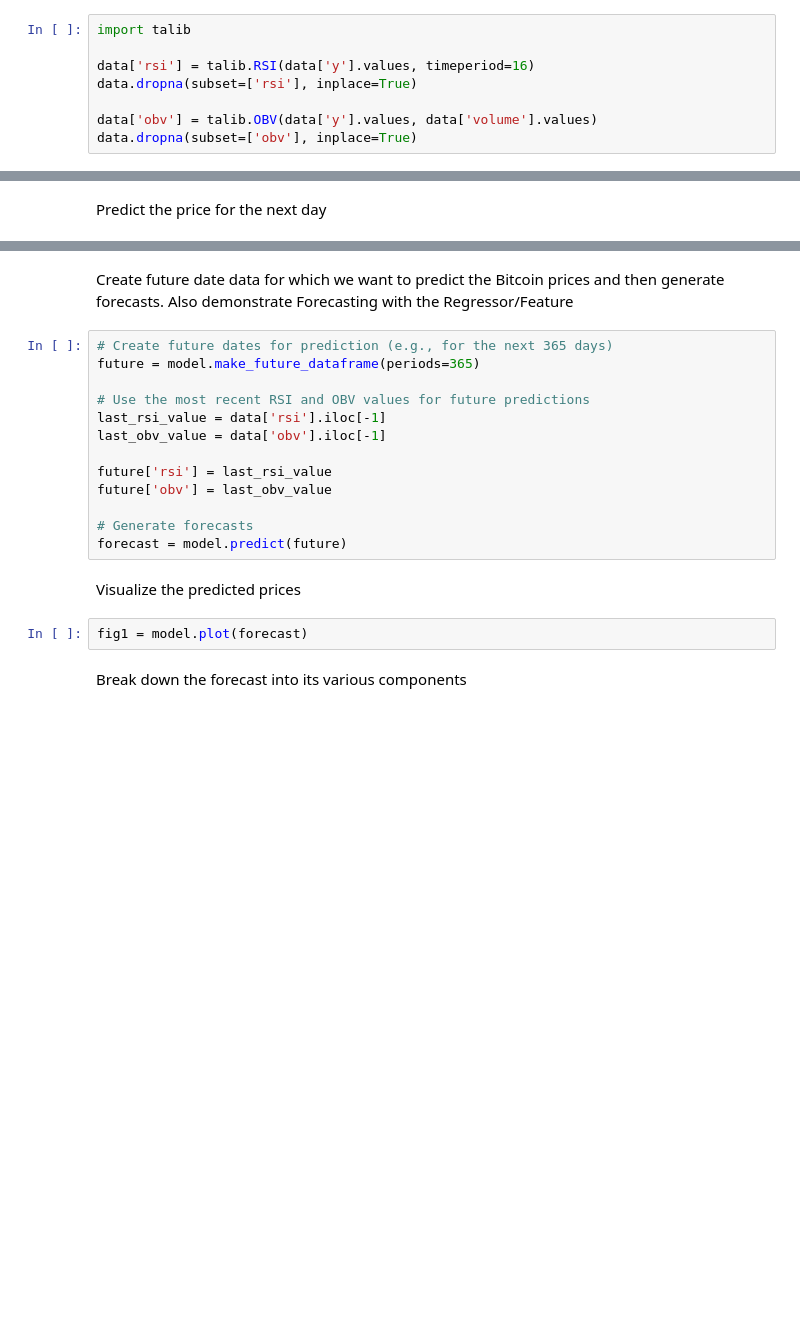
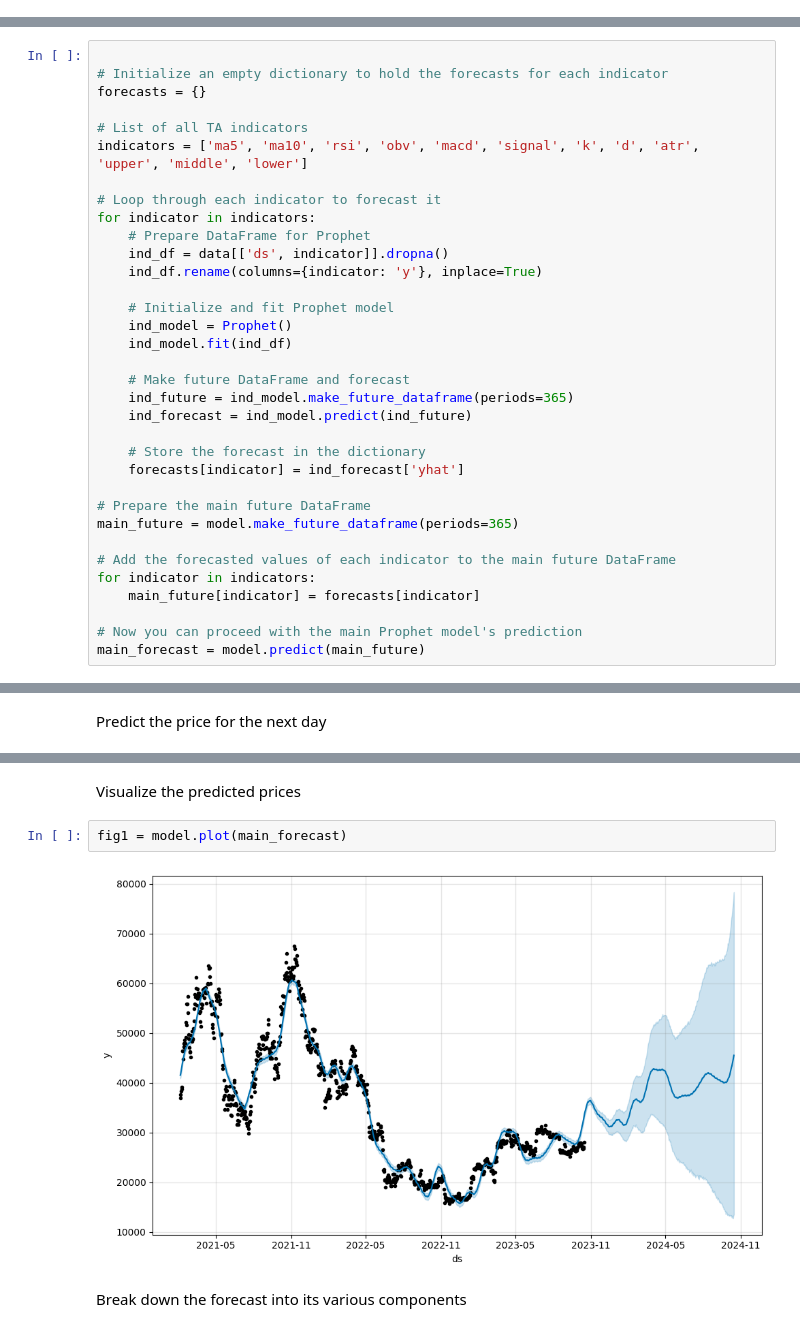
Before and after one commit to jwuliger/jupyter-notebooks, a Jupyter notebook: predictions/fb-prophet-btc.ipynb, the cells around one changed output, grey strips where cells are left out. Cells and saved outputs as stored; diff of their text form; blank space fills up the shorter version.

Commit message:
Add many new ta features and model forecasting

```diff
--- a/predictions/fb-prophet-btc.ipynb
+++ b/predictions/fb-prophet-btc.ipynb
@@ -48,10 +57,2 @@ plt.show()
 # %% [markdown]
 Add additional regressors/features & Clean Data
-# %%
-import talib
-
-data['rsi'] = talib.RSI(data['y'].values, timeperiod=16)
-data.dropna(subset=['rsi'], inplace=True)
-
-data['obv'] = talib.OBV(data['y'].values, data['volume'].values)
-data.dropna(subset=['obv'], inplace=True)
@@ -73,0 +116,34 @@ model.fit(data)
+# %%
+
+# Initialize an empty dictionary to hold the forecasts for each indicator
+forecasts = {}
+
+# List of all TA indicators
+indicators = ['ma5', 'ma10', 'rsi', 'obv', 'macd', 'signal', 'k', 'd', 'atr', 'upper', 'middle', 'lower']
+
+# Loop through each indicator to forecast it
+for indicator in indicators:
+    # Prepare DataFrame for Prophet
+    ind_df = data[['ds', indicator]].dropna()
+    ind_df.rename(columns={indicator: 'y'}, inplace=True)
+
+    # Initialize and fit Prophet model
+    ind_model = Prophet()
+    ind_model.fit(ind_df)
+
+    # Make future DataFrame and forecast
+    ind_future = ind_model.make_future_dataframe(periods=365)
+    ind_forecast = ind_model.predict(ind_future)
+
+    # Store the forecast in the dictionary
+    forecasts[indicator] = ind_forecast['yhat']
+
+# Prepare the main future DataFrame
+main_future = model.make_future_dataframe(periods=365)
+
+# Add the forecasted values of each indicator to the main future DataFrame
+for indicator in indicators:
+    main_future[indicator] = forecasts[indicator]
+
+# Now you can proceed with the main Prophet model's prediction
+main_forecast = model.predict(main_future)
@@ -90,22 +185,9 @@ print(f"Predicted Bitcoin price for the next day: ${next_day_price:.2f}")
-# %% [markdown]
-Create future date data for which we want to predict the Bitcoin prices and then generate forecasts. Also demonstrate Forecasting with the Regressor/Feature
-# %%
-# Create future dates for prediction (e.g., for the next 365 days)
-future = model.make_future_dataframe(periods=365)
-
-# Use the most recent RSI and OBV values for future predictions
-last_rsi_value = data['rsi'].iloc[-1]
-last_obv_value = data['obv'].iloc[-1]
-
-future['rsi'] = last_rsi_value
-future['obv'] = last_obv_value
-
-# Generate forecasts
-forecast = model.predict(future)
 # %% [markdown]
 Visualize the predicted prices
 # %%
-fig1 = model.plot(forecast)
+fig1 = model.plot(main_forecast)
+# %% [output]
+[figure, added]
 # %% [markdown]
  Break down the forecast into its various components
 # %%
```
Also changed, not shown: parts of 12 cells of this notebook, 2 other files.
